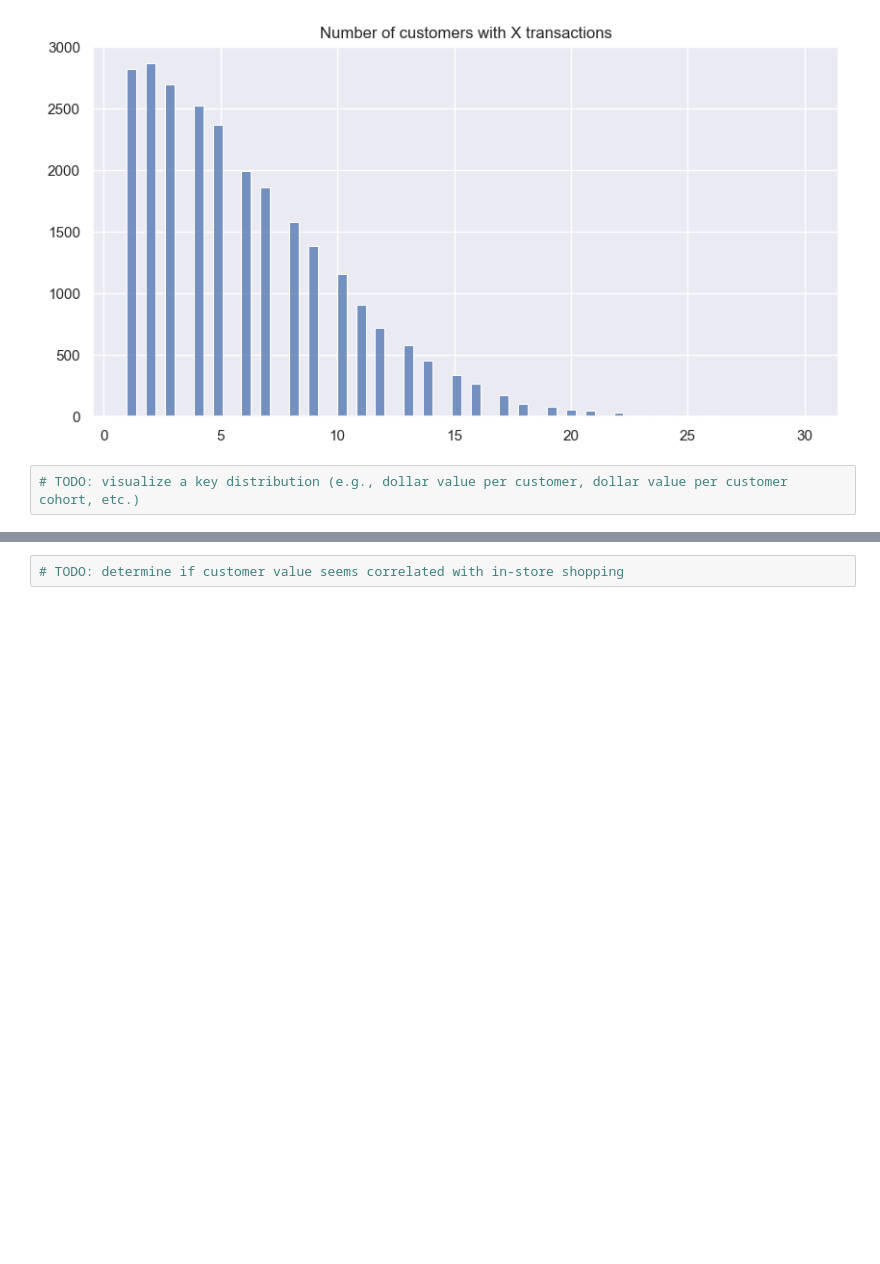
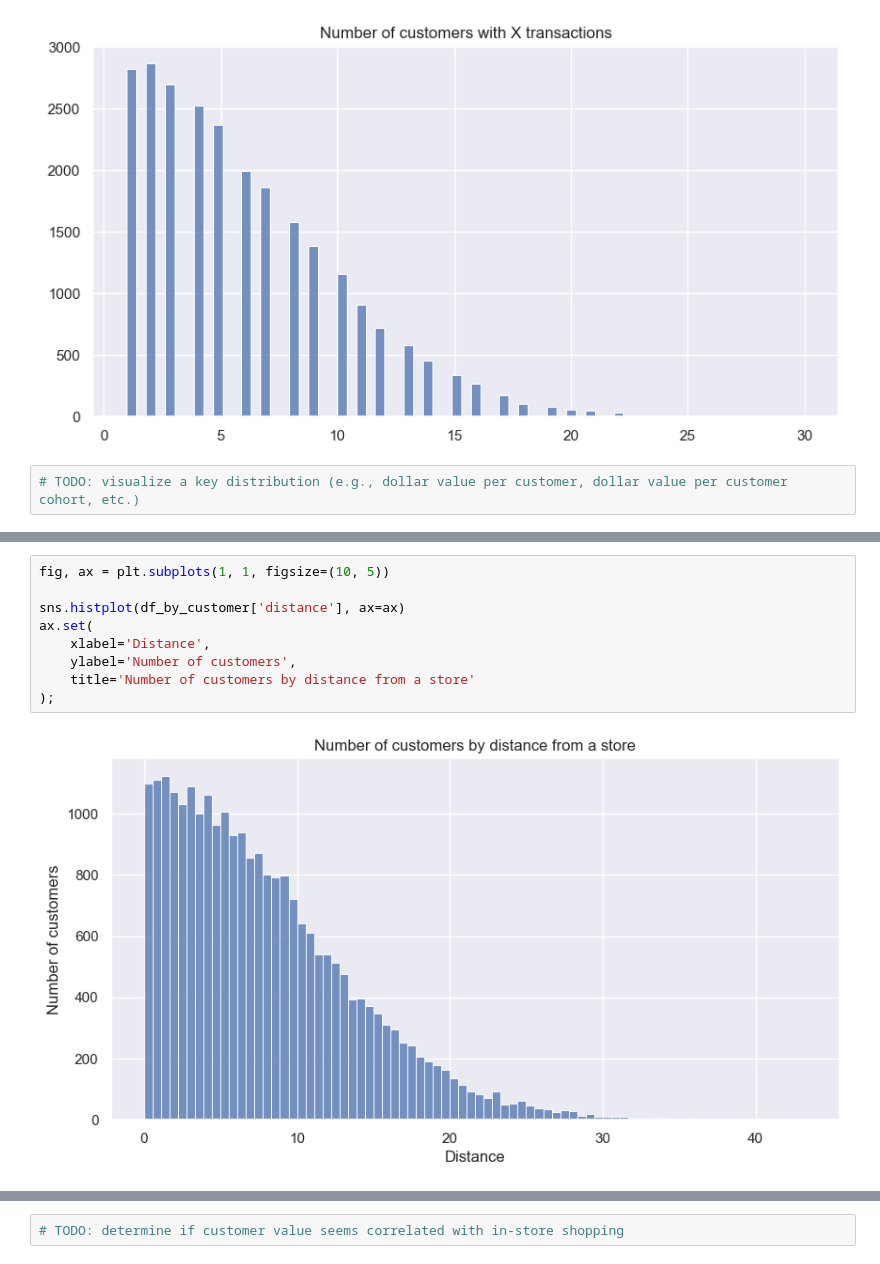
Before and after one commit to pwharrison/corise, a Jupyter notebook: causal-inference/week1_project.ipynb, the cells around one changed output, grey strips where cells are left out. Drawn from its saved outputs; the diff is of its cells as text; blank space fills up the shorter version.

```diff
--- a/causal-inference/week1_project.ipynb
+++ b/causal-inference/week1_project.ipynb
@@ -127,0 +183,11 @@ ax.set(
+# %%
+fig, ax = plt.subplots(1, 1, figsize=(10, 5))
+
+sns.histplot(df_by_customer['distance'], ax=ax)
+ax.set(
+    xlabel='Distance',
+    ylabel='Number of customers',
+    title='Number of customers by distance from a store'
+);
+# %% [output]
+[figure, added]
```
Also changed, not shown: parts of 7 cells of this notebook.
